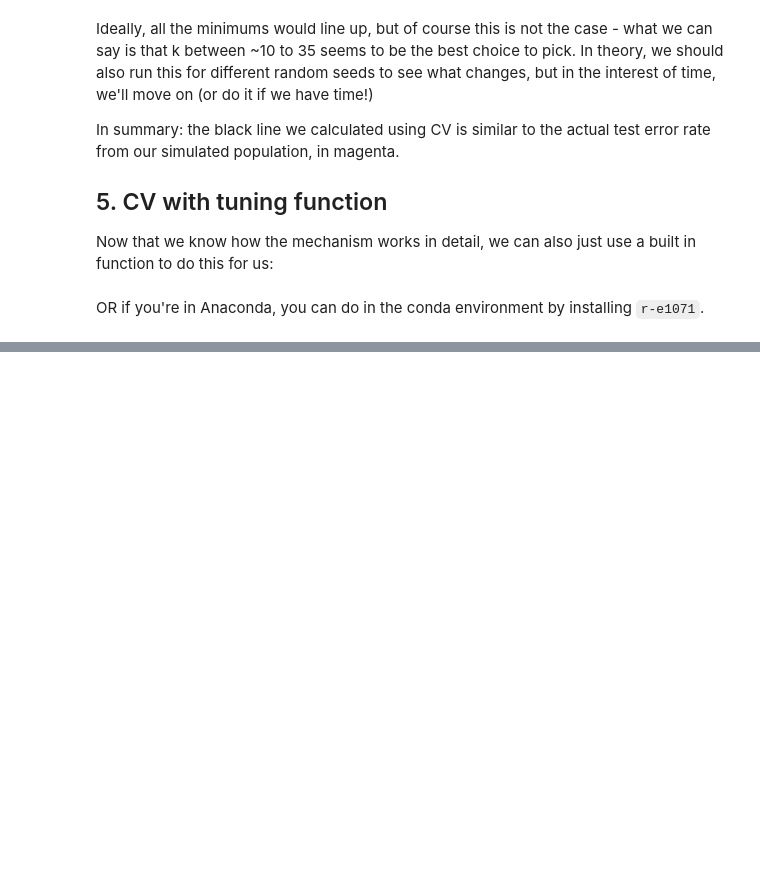
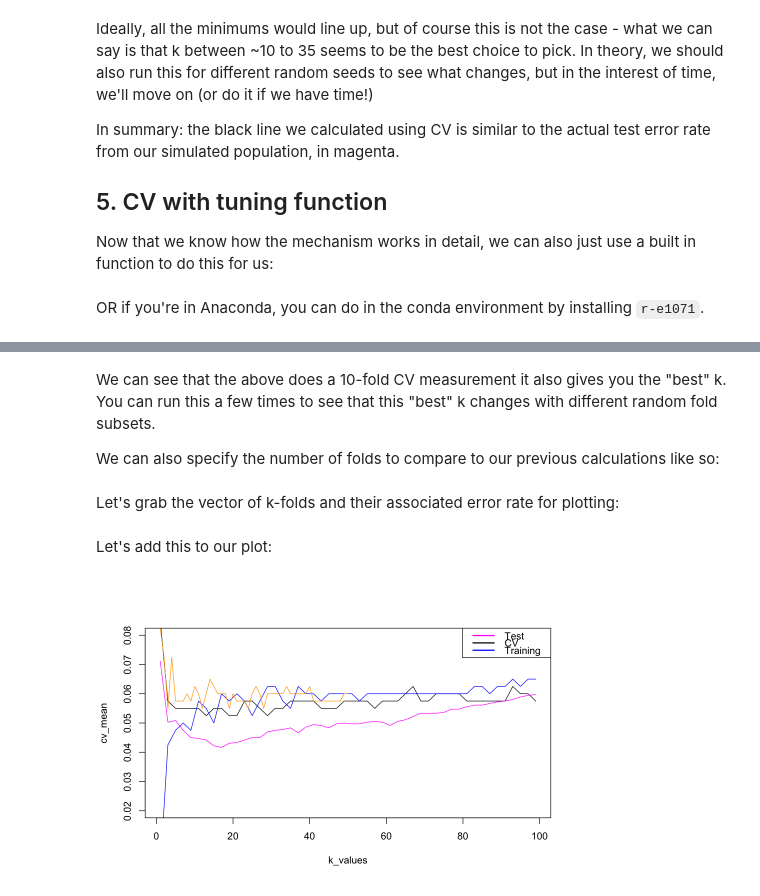
Before and after one commit to jnaiman/is542_spring2020, a Jupyter notebook: week15/prep_knn_to_CV_part1.ipynb, the cells around one changed output, grey strips where cells are left out. Drawn from its saved outputs; the diff is of its cells as text; code cells hidden in the pictures; blank space fills up the shorter version.

```diff
--- a/week15/prep_knn_to_CV_part1.ipynb
+++ b/week15/prep_knn_to_CV_part1.ipynb
@@ -514,0 +521,4 @@ OR if you're in Anaconda, you can do in the conda environment by installing `r-e
+# %%
+y = pull(train_data[,3]) # grab 3rd column, format into vector
+x1 = pull(train_data[,1]) # pull
+x2 = pull(train_data[,2])
@@ -514,0 +527,2 @@ OR if you're in Anaconda, you can do in the conda environment by installing `r-e
+# %%
+x = cbind(x1, x2)
@@ -514,0 +571,38 @@ OR if you're in Anaconda, you can do in the conda environment by installing `r-e
+# %% [markdown]
+We can see that the above does a 10-fold CV measurement it also gives you the "best" k.  You can run this a few times to see that this "best" k changes with different random fold subsets.
+
+We can also specify the number of folds to compare to our previous calculations like so:
+# %%
+knn_kfold_5 = tune.knn(x=x, y=y, k=1:50,
+                       tunecontrol=tune.control(sampling = "cross", cross=k_folds_k))
+# %% [markdown]
+Let's grab the vector of k-folds and their associated error rate for plotting:
+# %%
+k_k5 = knn_kfold_5$performances$k
+err_k5 = knn_kfold_5$performances$error
+# %% [markdown]
+Let's add this to our plot:
+# %%
+plot(k_values, cv_mean, col='black', type='l', ylim=c(0.02, 0.08))
+# since we originally calcualted these with a
+# differnt set of KNN k's lets re calculate
+tr = c()
+tst = c()
+# now lets loop
+for( i in 1:num_k ){
+  # here: our training data is our sample,
+  #  and our test_data is our actual distribution
+  errs = get_knn_error_rates(train_data, test_data, k_values[i])
+  tr = append(tr, errs$tr)
+  tst = append(tst, errs$tst)
+}
+
+lines(k_values, tst, col="magenta")
+lines(k_values, tr, col="blue")
+
+legend("topright", c("Test", "CV", "Training"), col=c("magenta","black","blue"), lwd=2)
+
+# addition:
+lines(k_k5, err_k5, col="orange")
+# %% [output]
+[figure, added]
```
Also changed, not shown: parts of 32 cells of this notebook, 2 other files.
